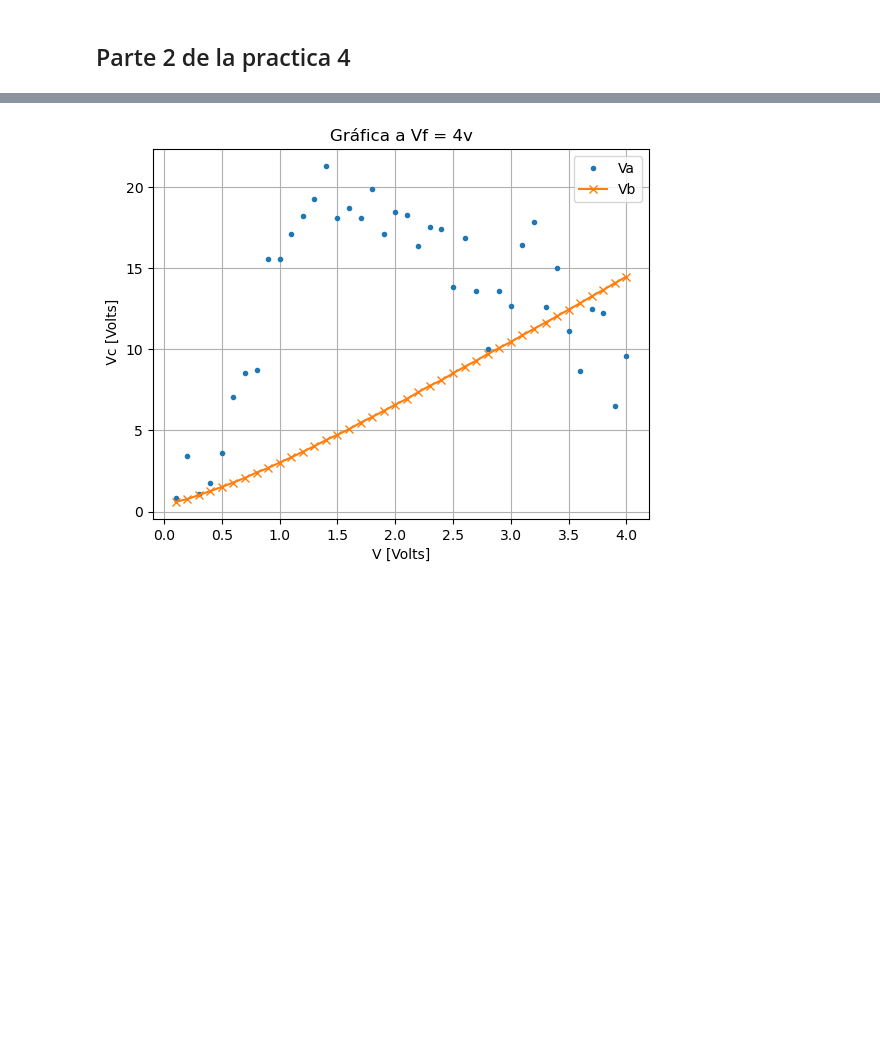
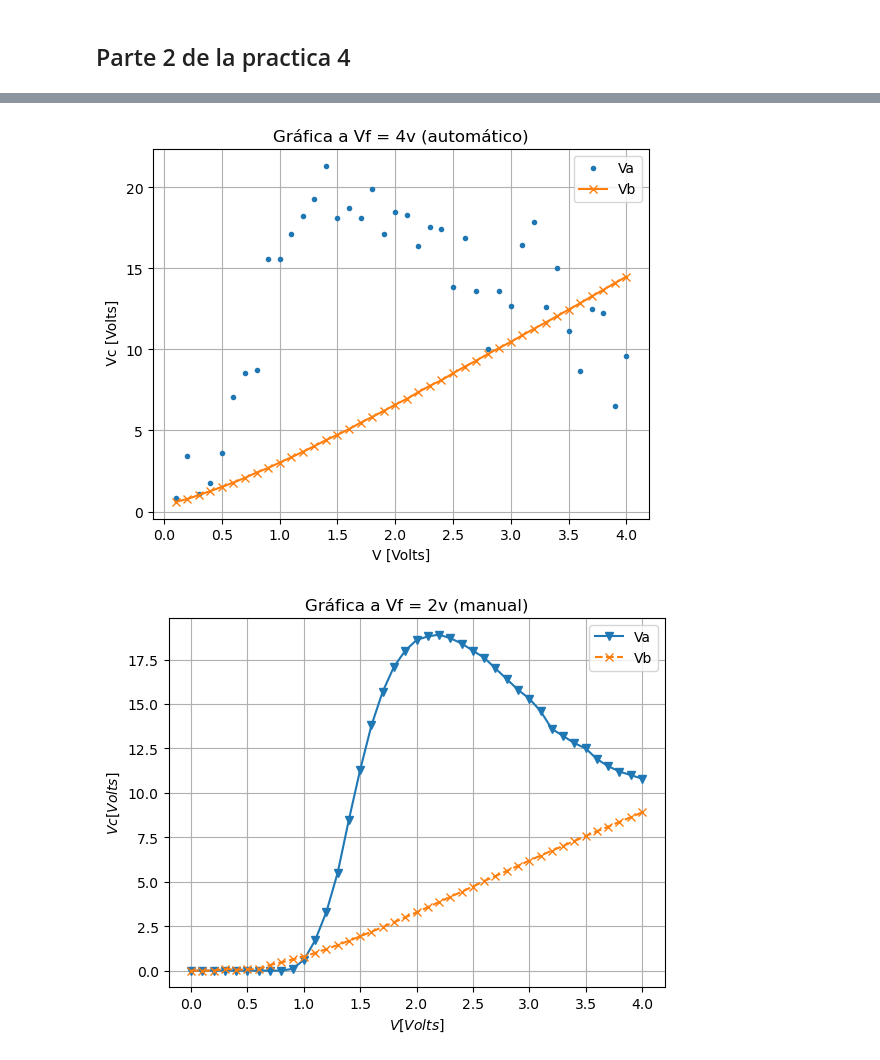
Before and after one commit to Alexi5omg/Labo-Contemporanea-I, a Jupyter notebook: Practica_de_ejemplo/AnalisisP4.ipynb, the cells around one changed output, grey strips where cells are left out. Saved outputs shown, nothing was run; the diff lists cells and outputs as text; code cells hidden in the pictures; blank space fills up the shorter version.

```diff
--- a/Practica_de_ejemplo/AnalisisP4.ipynb
+++ b/Practica_de_ejemplo/AnalisisP4.ipynb
@@ -172,12 +205,46 @@ with open('4v.csv', mode='r') as archivo:
         V4a.append(float(renglon[1]))
         V4b.append(float(renglon[2]))
 
+with open('2vmanual.csv', mode='r') as archivo:
+    ArchivoAbierto = csv.reader(archivo) #Usamos la biblioteca csv
+    next(ArchivoAbierto,None)            #Me salto el primer renglón
+    V2c_man, V2a_man, V2b_man = [], [], []
+    for renglon in ArchivoAbierto:
+        V2c_man.append(float(renglon[0]))
+        V2a_man.append(float(renglon[1]))
+        V2b_man.append(float(renglon[2]))
+
+with open('3vmanual.csv', mode='r') as archivo:
+    ArchivoAbierto = csv.reader(archivo) #Usamos la biblioteca csv
+    next(ArchivoAbierto,None)            #Me salto el primer renglón
+    V3c_man, V3a_man, V3b_man = [], [], []
+    for renglon in ArchivoAbierto:
+        V3c_man.append(float(renglon[0]))
+        V3a_man.append(float(renglon[1]))
+        V3b_man.append(float(renglon[2]))
+
+with open('4vmanual.csv', mode='r') as archivo:
+    ArchivoAbierto = csv.reader(archivo) #Usamos la biblioteca csv
+    next(ArchivoAbierto,None)            #Me salto el primer renglón
+    V4c_man, V4a_man, V4b_man = [], [], []
+    for renglon in ArchivoAbierto:
+        V4c_man.append(float(renglon[0]))
+        V4a_man.append(float(renglon[1]))
+        V4b_man.append(float(renglon[2]))
+
 V2a = np.array(V2a)*-1
 V2b = np.array(V2b)*-(1/10)
 V3a = np.array(V3a)*-1
 V3b = np.array(V3b)*-(1/10)
 V4a = np.array(V4a)*-1
 V4b = np.array(V4b)*-(1/10)
+
+V2a_man = np.array(V2a_man)
+V2b_man = np.array(V2b_man)*(1/10)
+V3a_man = np.array(V3a_man)
+V3b_man = np.array(V3b_man)*(1/10)
+V4a_man = np.array(V4a_man)
+V4b_man = np.array(V4b_man)*(1/10)
 # %%
 plt.plot(V2c,V2a,'.',label='Va')
 plt.plot(V2c,V2b,'--x',label='Vb')
@@ -201,10 +268,20 @@ plt.show()
 # %%
 plt.plot(V4c,V4a,'.',label='Va')
 plt.plot(V4c,V4b,'-x',label='Vb')
-plt.title('Gráfica a Vf = 4v')
+plt.title('Gráfica a Vf = 4v (automático)')
 plt.xlabel('V [Volts]'), plt.ylabel(' Vc [Volts]')
 plt.legend()
 plt.grid()
 plt.show()
 # %% [output]
-[figure, old version]
+[figure, new version]
+# %%
+plt.plot(V2c_man,V2a_man,'-v',label='Va')
+plt.plot(V2c_man,V2b_man,'--x',label='Vb')
+plt.title('Gráfica a Vf = 2v (manual)')
+plt.xlabel(r'$V [Volts]$'), plt.ylabel(r'$ Vc [Volts]$')
+plt.legend()
+plt.grid()
+plt.show()
+# %% [output]
+[figure, added]
```
Also changed, not shown: parts of 8 cells of this notebook.
